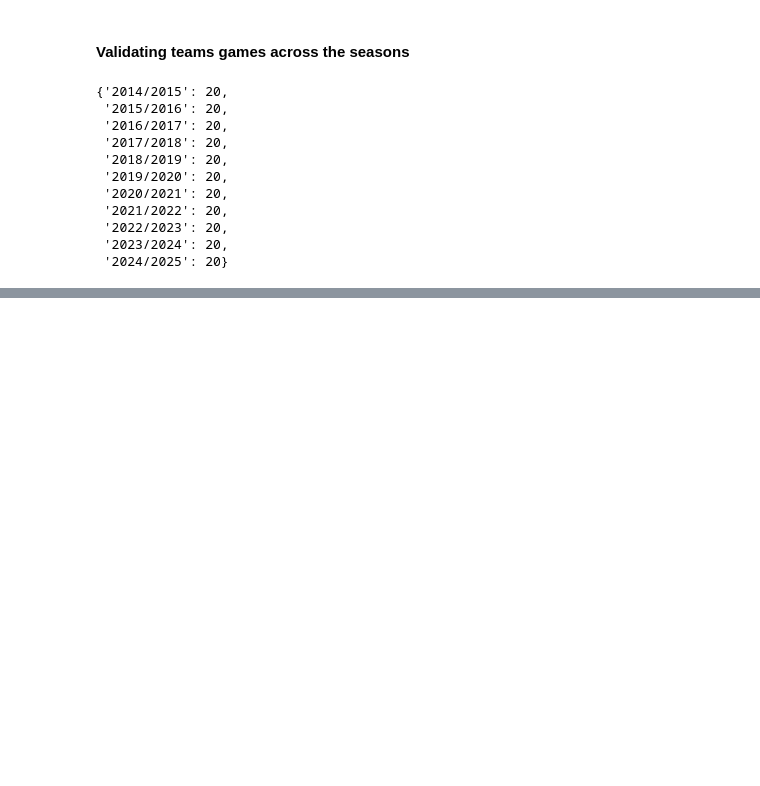
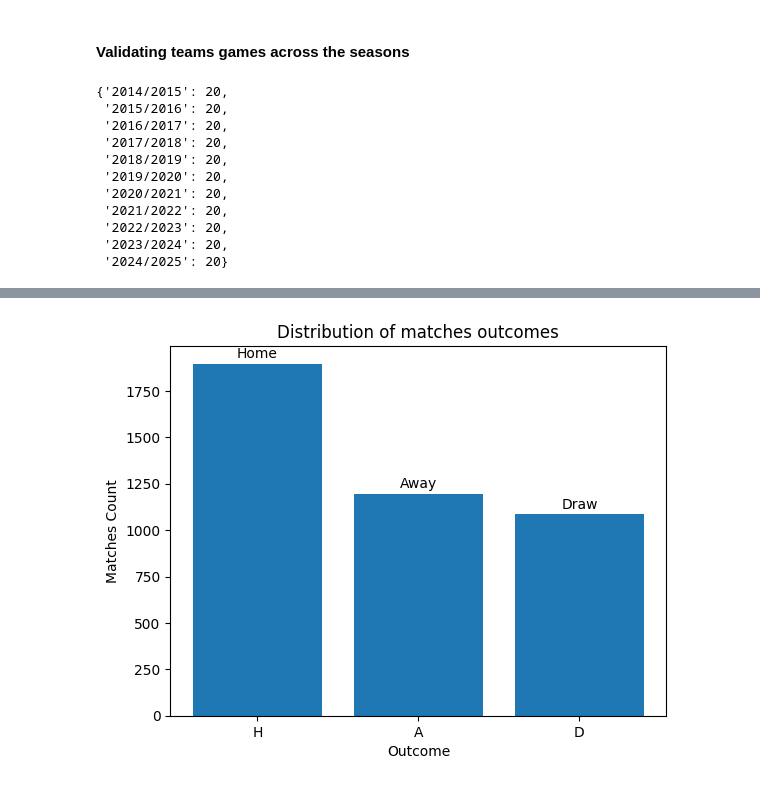
Before and after one commit to kvenov/Football_Betting_Analysis, a Jupyter notebook: notebooks/eda/03_eda.ipynb, the cells around one changed output, grey strips where cells are left out. Drawn from its saved outputs; the diff is of its cells as text; code cells hidden in the pictures; blank space fills up the shorter version.

```diff
--- a/notebooks/eda/03_eda.ipynb
+++ b/notebooks/eda/03_eda.ipynb
@@ -652,0 +424,13 @@ plt.show()
+# %%
+results = final_df.result_full.value_counts()
+
+bar = plt.bar(results.index, results.values)
+plt.bar_label(bar, ['Home', 'Away', 'Draw'], padding=2)
+
+plt.xlabel('Outcome')
+plt.ylabel('Matches Count')
+
+plt.title('Distribution of matches outcomes')
+plt.show()
+# %% [output]
+[figure, added]
```
Also changed, not shown: parts of 122 cells of this notebook.
